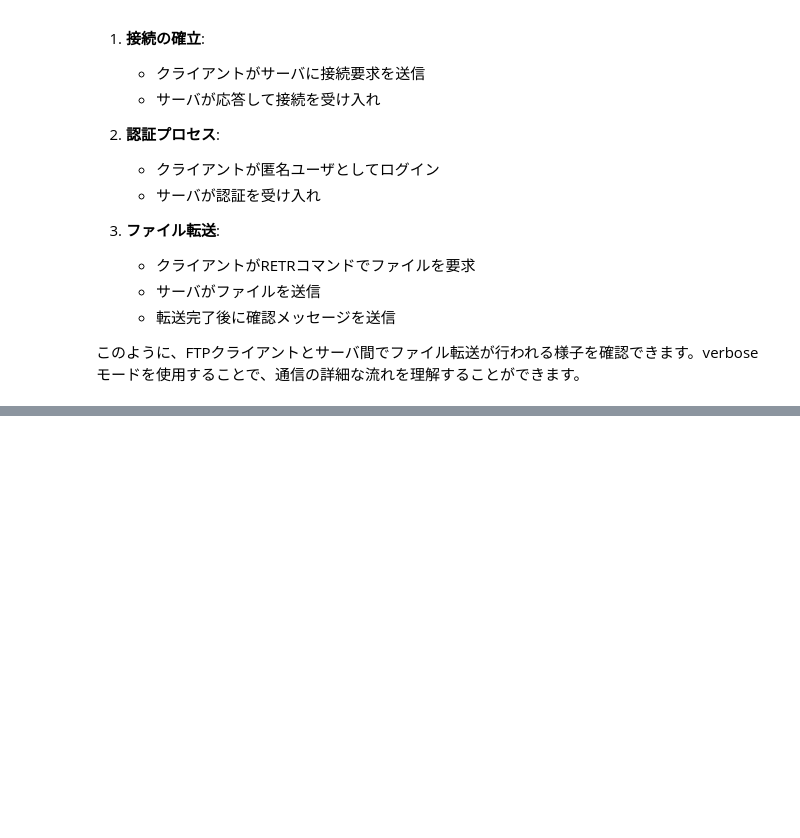
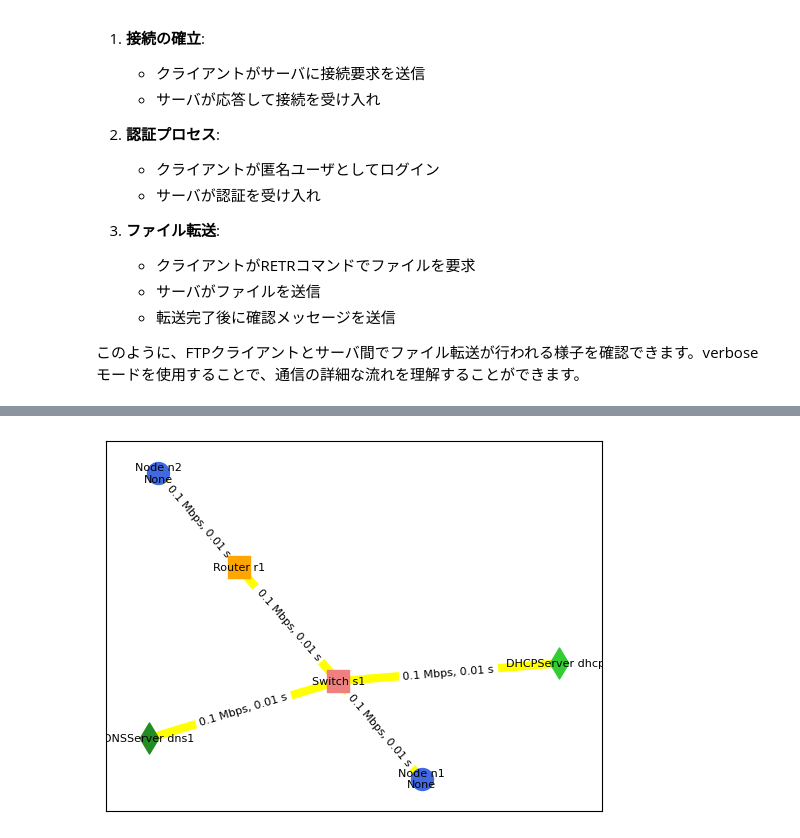
Before and after one commit to flyby-yunakayama/network-simulator, a Jupyter notebook: doc/14_アプリケーションとデータ転送.ipynb, the cells around one changed output, grey strips where cells are left out. Drawn from its saved outputs; the diff is of its cells as text; code cells hidden in the pictures; blank space fills up the shorter version.

```diff
--- a/doc/14_アプリケーションとデータ転送.ipynb
+++ b/doc/14_アプリケーションとデータ転送.ipynb
@@ -282,0 +360,84 @@ ftp_client.retrieve_file("example.txt")
+# %%
+import sys
+
+!git clone https://github.com/flyby-yunakayama/network-simulator.git
+sys.path.insert(0,'/content/network-simulator')
+%cd network-simulator
+
+from sec14b.NetworkEventScheduler import NetworkEventScheduler
+from sec14b.Node import Node
+from sec14b.Switch import Switch
+from sec14b.Router import Router
+from sec14b.Server import DNSServer, DHCPServer
+from sec14b.Link import Link
+from sec14b.Application import DnsClient, DhcpClient, UDPApp, FTPClient, FTPServer, HTTPClient, HTTPServer
+
+nes = NetworkEventScheduler(seed=7, log_enabled=True, verbose=False, tcp_verbose=True, link_verbose=False)
+
+# ノードとルータの設定
+node1 = Node(node_id="n1", ip_address="192.168.1.0/24", network_event_scheduler=nes)  # DHCP利用
+node2 = Node(node_id="n2", ip_address="192.168.2.1/24", network_event_scheduler=nes)  # IPアドレスを静的に設定
+switch1 = Switch(node_id="s1", ip_address="192.168.1.240/24", network_event_scheduler=nes)
+router1 = Router(node_id="r1", ip_addresses=["192.168.1.254/24", "192.168.2.254/24"], network_event_scheduler=nes)
+dns1 = DNSServer(node_id="dns1", ip_address="192.168.1.200/24", network_event_scheduler=nes)
+dhcp1 = DHCPServer(node_id="dhcp1", ip_address="192.168.1.250/24", dns_server_ip="192.168.1.200/24", start_cidr="192.168.1.0/24", network_event_scheduler=nes)
+
+# リンクの設定
+link1 = Link(node1, switch1, bandwidth=100000, delay=0.01, loss_rate=0.0, network_event_scheduler=nes)
+link2 = Link(switch1, router1, bandwidth=100000, delay=0.01, loss_rate=0.0, network_event_scheduler=nes)
+link3 = Link(dns1, switch1, bandwidth=100000, delay=0.01, loss_rate=0.0, network_event_scheduler=nes)
+link4 = Link(dhcp1, switch1, bandwidth=100000, delay=0.01, loss_rate=0.0, network_event_scheduler=nes)
+link5 = Link(node2, router1, bandwidth=100000, delay=0.01, loss_rate=0.0, network_event_scheduler=nes)
+
+# ネットワークのトポロジを描画
+nes.draw()
+
+# DNSサーバに対してDNSレコード設定
+dns1.add_dns_record("www.example.com", "192.168.2.1/24")
+
+# DHCPサーバに対して使用済みIPアドレス登録
+used_ips = ["192.168.1.240/24", "192.168.1.254/24", "192.168.1.200/24", "192.168.1.250/24"]
+dhcp1.mark_ips_as_used(used_ips)
+
+# HTTPサーバの設定
+shared_files = {
+    "index.html": b"Welcome to example.com!",
+    "test.txt": b"This is a test file.",
+    "large.dat": b"X" * 10000  # 10KB file for testing
+}
+http_server = HTTPServer(node2, shared_files, verbose=True)
+node2.application_layer.register_http_server(http_server)
+
+# HTTPクライアントの設定
+http_client = HTTPClient(node1, verbose=True)
+node1.application_layer.register_http_client(http_client)
+
+def start_http_download():
+    # DNSで名前解決してからHTTP GETを実行
+    def on_dns_resolved(resolved_ip):
+        http_client.connect(resolved_ip)
+        http_client.get_file("index.html")
+
+    node1.application_layer.resolve_destination_url("www.example.com", callback=on_dns_resolved)
+
+# HTTPダウンロードを2秒後に開始
+nes.schedule_event(2.0, start_http_download)
+
+# イベントスケジューラを実行
+nes.run_until(10.0)
+
+# フォワーディングテーブルやルーティングテーブルを確認
+node1.print_arp_table()
+node1.print_url_to_ip_mapping()
+node1.print_tcp_connections()
+router1.print_arp_table()
+router1.print_routing_table()
+node2.print_arp_table()
+node2.print_tcp_connections()
+
+# 結果を確認
+nes.generate_summary(nes.packet_logs)
+nes.generate_throughput_graph(nes.packet_logs)
+nes.generate_delay_histogram(nes.packet_logs)
+#nes.plot_cwnd_log()
+# %% [output]
@@ -282,0 +452 @@ ftp_client.retrieve_file("example.txt")
+[figure, added]
```
Also changed, not shown: parts of 20 cells of this notebook.
